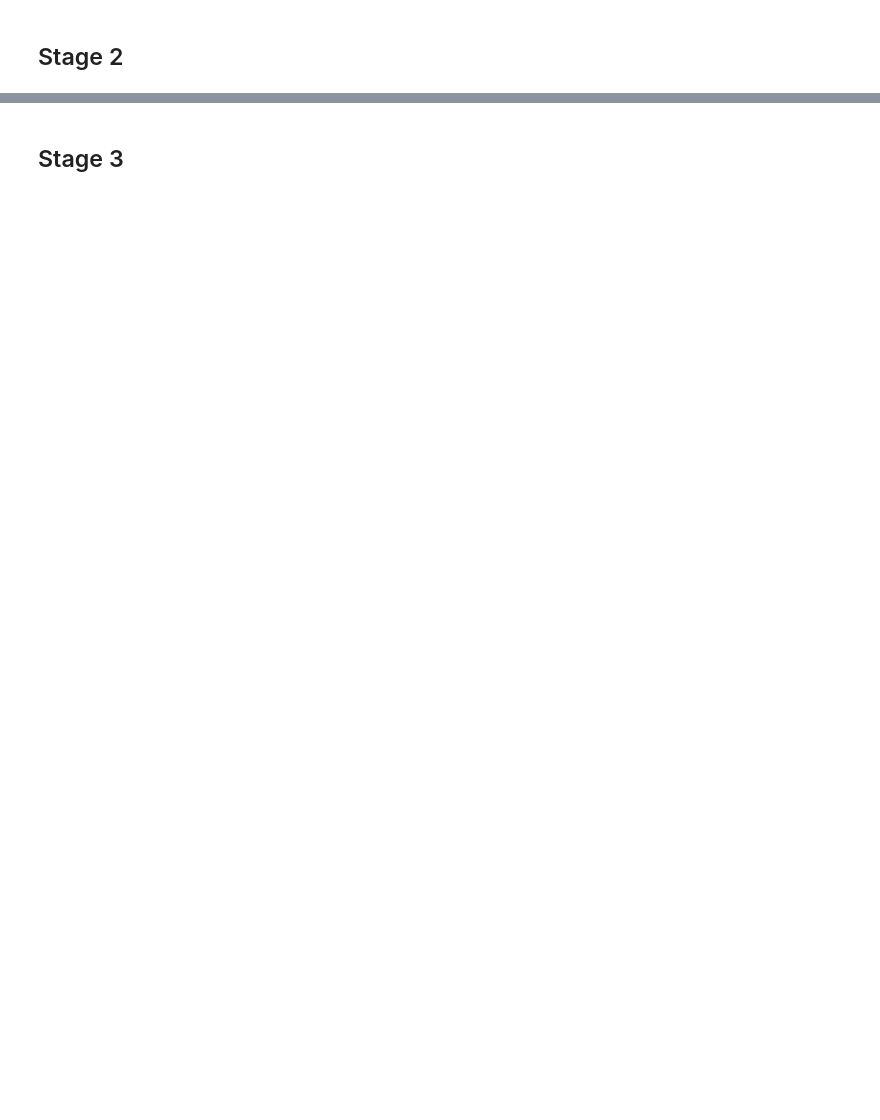
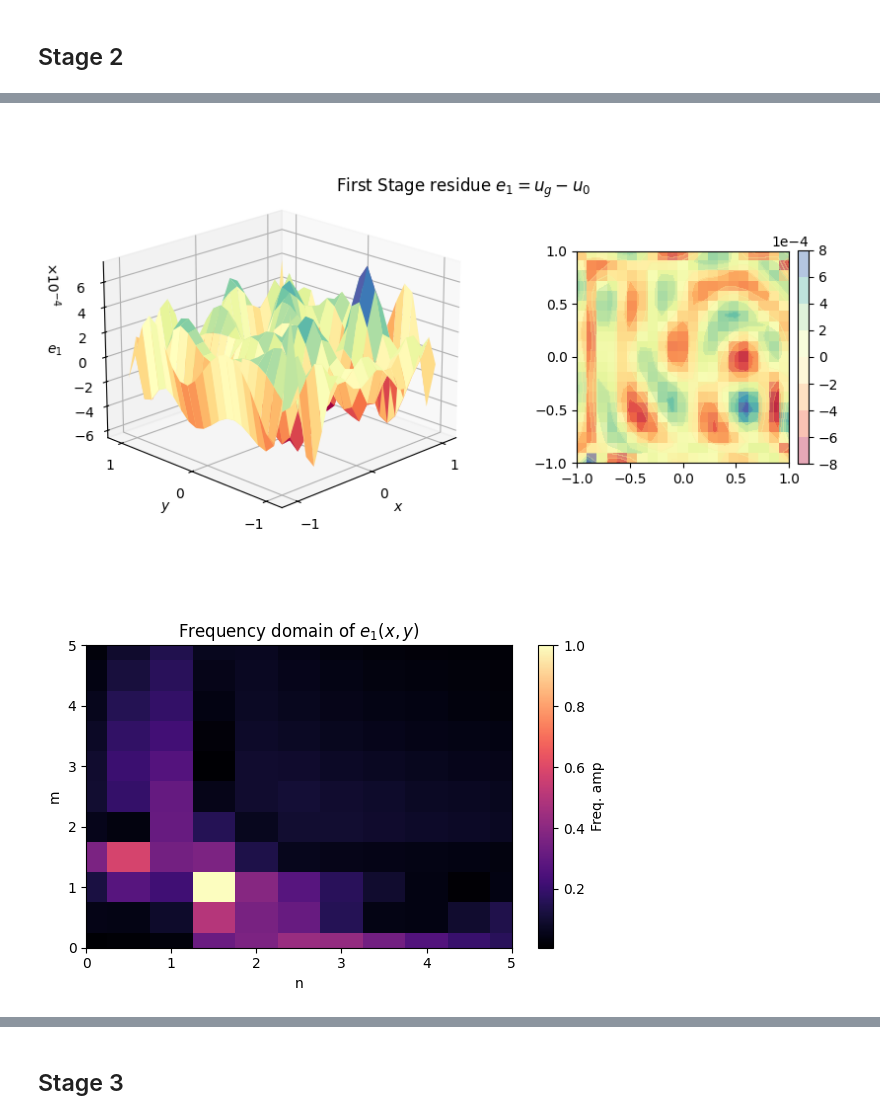
Before and after one commit to akavuturu/MultistageNN, a Jupyter notebook: Regression/MultiStageRegNN_ND.ipynb, the cells around one changed output, grey strips where cells are left out. Saved outputs shown, nothing was run; the diff lists cells and outputs as text; code cells hidden in the pictures; blank space fills up the shorter version.

```diff
--- a/Regression/MultiStageRegNN_ND.ipynb
+++ b/Regression/MultiStageRegNN_ND.ipynb
@@ -486,0 +471,44 @@ Kappa 1 53.40707511102649
+# %%
+fig = plt.figure(figsize=(10, 6), layout='constrained')
+fig.suptitle(r'First Stage residue $e_1 = u_g - u_0$', x=0.55, y=0.80)
+gs = gridspec.GridSpec(1, 2, width_ratios=[2, 1])
+ax = plt.subplot(gs[0], projection="3d")
+ax.plot_surface(xx, yy, eg_1.numpy().reshape(Ntrain, Ntrain), cmap=cm.Spectral)
+ax.zaxis.set_major_formatter(ticker.ScalarFormatter(useMathText=True))
+ax.set_xticks([-1, 0, 1])
+ax.set_yticks([-1, 0, 1])
+ax.zaxis.set_major_formatter(ticker.ScalarFormatter(useMathText=True))
+ax.ticklabel_format(axis='z', style='sci', scilimits=(0,0))
+ax.invert_xaxis()
+ax.invert_yaxis()
+ax.view_init(elev=20, azim=45)
+ax.set_xlabel('$x$')
+ax.set_ylabel('$y$')
+ax.zaxis.set_rotate_label(False)
+ax.set_zlabel('$e_1$', rotation=0)
+ax.set_box_aspect(None, zoom=0.85)
+plt.grid(True)
+
+ax = plt.subplot(gs[1])
+ax.imshow(eps_1 * g.reshape(Ntrain, Ntrain), extent=[-1, 1, -1, 1], origin='lower', cmap=cm.Spectral)
+ax.set_xticks([-1, -0.5, 0, 0.5, 1])
+ax.set_yticks([-1, -0.5, 0, 0.5, 1])
+contour_filled = plt.contourf(eps_1 * g.reshape(Ntrain, Ntrain), extent=[-1, 1, -1, 1], cmap=cm.Spectral, alpha=0.4)
+colorbar = plt.colorbar(contour_filled, fraction=0.046, pad=0.04)
+colorbar.formatter.set_powerlimits((0, 0))
+colorbar.update_ticks()
+
+# Magnitude spectrum of the 2D FFT
+plt.figure(figsize=(6, 4))
+plt.pcolormesh(X, Y, magnitude_spectrum_norm, shading='auto', cmap='magma')
+plt.colorbar(label='Freq. amp')
+plt.title('Frequency domain of $e_1(x, y)$', y=1)
+plt.xlim([0, 5])
+plt.ylim([0, 5])
+plt.xlabel('n')
+plt.ylabel('m')
+
+plt.tight_layout()
+# %% [output]
+[figure, added]
+[figure, added]
```
Also changed, not shown: parts of 34 cells of this notebook, 12 other files.
